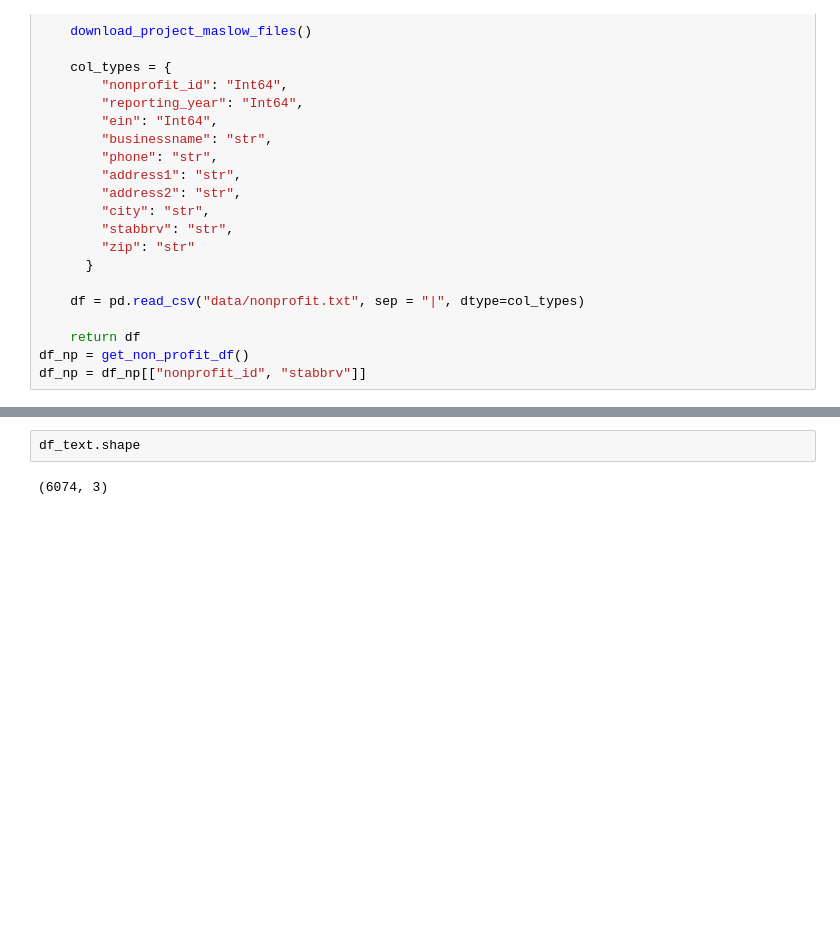
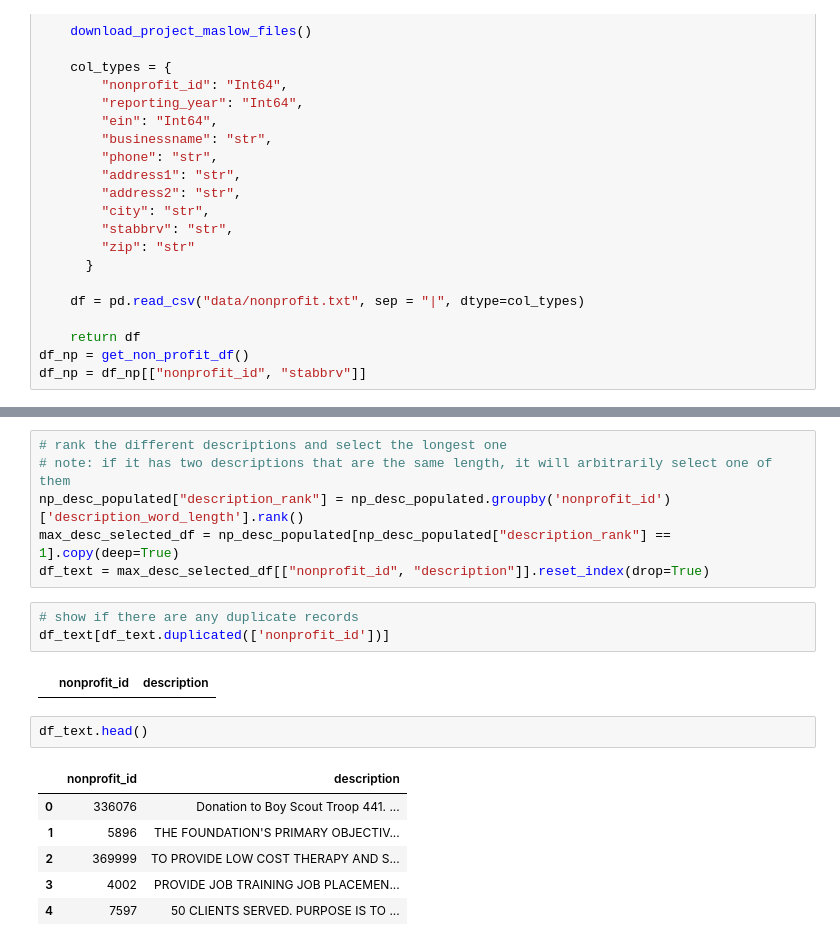
Before and after one commit to mtsu-data-science/mtsu-hackmt-2022, a Jupyter notebook: model_notebooks/streamlined_nlp_topic_model_2022_01_29.ipynb, the cells around one changed output, grey strips where cells are left out. Drawn from its saved outputs; the diff is of its cells as text; blank space fills up the shorter version.

```diff
--- a/model_notebooks/streamlined_nlp_topic_model_2022_01_29.ipynb
+++ b/model_notebooks/streamlined_nlp_topic_model_2022_01_29.ipynb
@@ -118,7 +128,23 @@ len(df_text["nonprofit_id"].unique())
+# %%
+# rank the different descriptions and select the longest one
+# note: if it has two descriptions that are the same length, it will arbitrarily select one of them
+np_desc_populated["description_rank"] = np_desc_populated.groupby('nonprofit_id')['description_word_length'].rank()
+max_desc_selected_df = np_desc_populated[np_desc_populated["description_rank"] == 1].copy(deep=True)
+df_text = max_desc_selected_df[["nonprofit_id", "description"]].reset_index(drop=True)
+# %%
+# show if there are any duplicate records
+df_text[df_text.duplicated(['nonprofit_id'])]
+# %% [output]
+|  | nonprofit_id | description |
 # %%
-df_text.shape
+df_text.head()
 # %% [output]
-(6074, 3)
+|  | nonprofit_id | description |
+| 0 | 336076 | Donation to Boy Scout Troop 441. ... |
+| 1 | 5896 | THE FOUNDATION'S PRIMARY OBJECTIV... |
+| 2 | 369999 | TO PROVIDE LOW COST THERAPY AND S... |
+| 3 | 4002 | PROVIDE JOB TRAINING JOB PLACEMEN... |
+| 4 | 7597 | 50 CLIENTS SERVED. PURPOSE IS TO ... |
 # %%
 # create a list of the description
 data = df_text.description.values.tolist()
```
Also changed, not shown: parts of 24 cells of this notebook.
